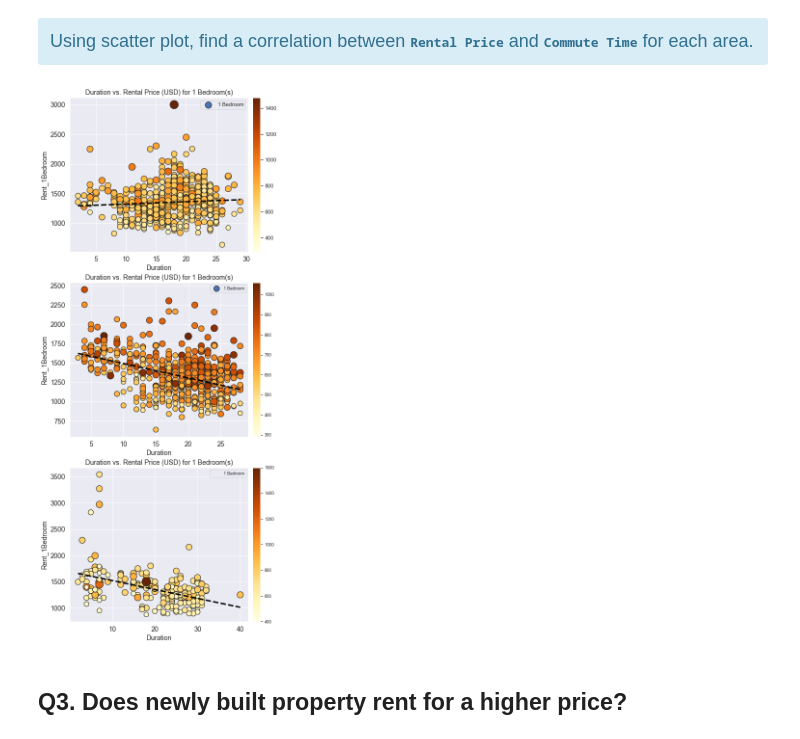
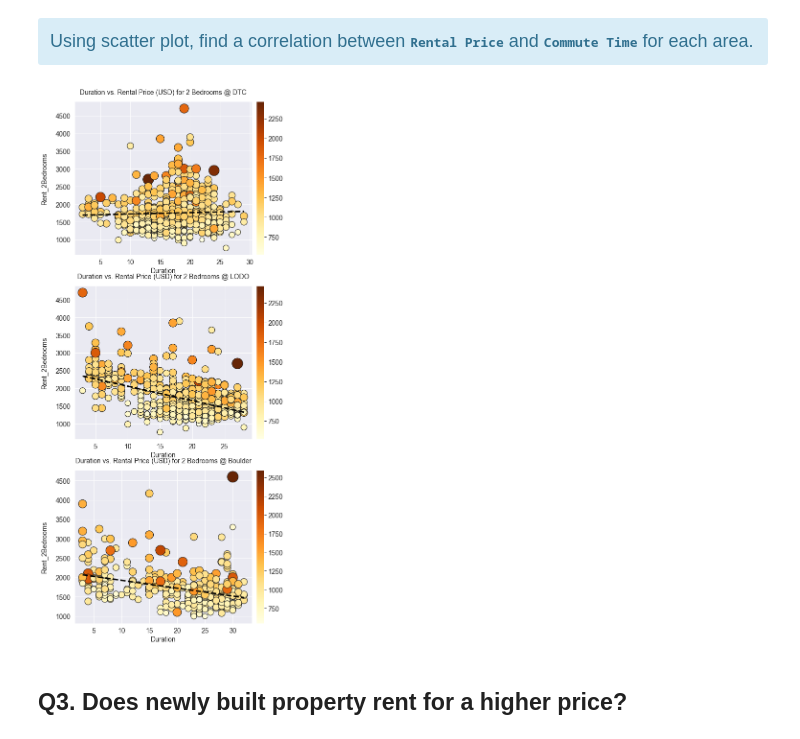
Before and after one commit to junwoo77lee/Project_Apartment_Rental_Price, a Jupyter notebook: RentalPrice/Project1_denver_commuter_and_apartment_rental_price.ipynb, the cells around one changed output. Drawn from its saved outputs; the diff is of its cells as text; code cells hidden in the pictures.

```diff
--- a/RentalPrice/Project1_denver_commuter_and_apartment_rental_price.ipynb
+++ b/RentalPrice/Project1_denver_commuter_and_apartment_rental_price.ipynb
@@ -313,7 +313,7 @@ df_merge.groupby(['Area', 'Duration_bins']).agg({'Rent_1Bedroom' : ['min', 'mean
 </div>
 # %%
 # Draw correlation plot between rental price and distance (or duration) colored by unit size
-def correlation_regplot_rental_price(df, ax, Bedroom_type=1, field='Distance'):
+def correlation_regplot_rental_price(df, ax, area, Bedroom_type=1, field='Distance'):
 
     x_axis = df[field]
     if Bedroom_type == 1:
@@ -330,13 +330,15 @@ def correlation_regplot_rental_price(df, ax, Bedroom_type=1, field='Distance'):
     scatter = ax.scatter(x_axis, y_axis, s=y_size / 5, c=y_size, cmap='YlOrBr',
                          edgecolor='k', lw = 1,  label=label)
 
-    ax.set_title(f'{field} vs. Rental Price (USD) for {Bedroom_type} Bedroom(s)', fontsize=14)
+    ax.set_title(f'{field} vs. Rental Price (USD) for {label} @ {area}',
+                 fontsize=14, pad=15)
     ax.set_xlabel(f'{field}', fontsize=14)
-    ax.set_ylabel("Rental price (USD)", fontsize=14)
+    ax.set_ylabel("Rental price (USD)", fontsize=14, labelpad=15)
     ax.tick_params(labelsize=14)
 
-    ax.legend()
-    plt.colorbar(scatter, ax=ax, pad=2e-02)
+#     ax.legend()
+    cbar = plt.colorbar(scatter, ax=ax, pad=2e-02)
+    cbar.ax.tick_params(labelsize=14)
 
     sns.set()
     sns.set_context("paper")
@@ -347,16 +349,24 @@ def correlation_regplot_rental_price(df, ax, Bedroom_type=1, field='Distance'):
 # %%
 df_dtc = df_merge.query('Area == "DTC"')
 df_lodo = df_merge.query('Area == "LODO"')
 df_boulder = df_merge.query('Area == "Boulder"')
 
 df_list = [df_dtc, df_lodo, df_boulder]
 
 fig, subaxes = plt.subplots(3, 1, figsize=(8,20))
 
+# area = df_boulder.Area.unique()[0]
+# bedroom_type = 2
+# correlation_regplot_rental_price(df_dtc, ax, area, bedroom_type, 'Duration')
+# plt.savefig(f'scatter_plot_duration_vs_rental_price_{bedroom_type}bedroom(s)_{area}.png')
+
 for df, ax in zip(df_list, subaxes):
-    correlation_regplot_rental_price(df, ax, 1, 'Duration')
+    bedroom_type = 2 # 1 or 2 bedrooms
+    area = df.Area.unique()[0]
+    correlation_regplot_rental_price(df, ax, area, bedroom_type, 'Duration')
+#     plt.savefig(f'scatter_plot_duration_vs_rental_price_{bedroom_type}bedroom(s)_{area}.png')
 # %% [output]
-[figure, old version]
+[figure, new version]
 # %% [markdown]
 ## Q3.  Does newly built property rent for a higher price?
 # %% [markdown]
```
Also changed, not shown: parts of 11 cells of this notebook, 2 other files.
